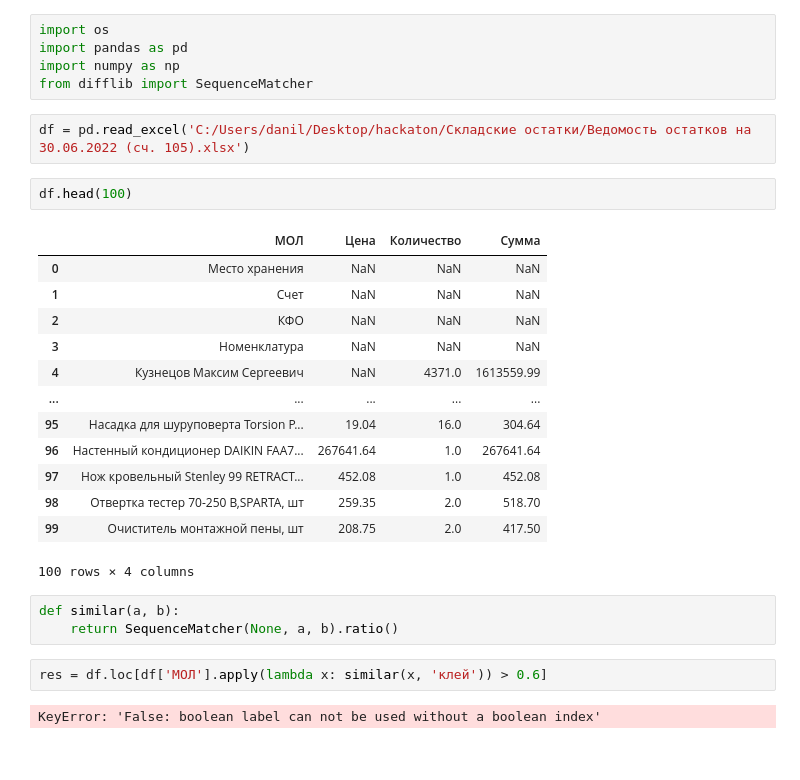
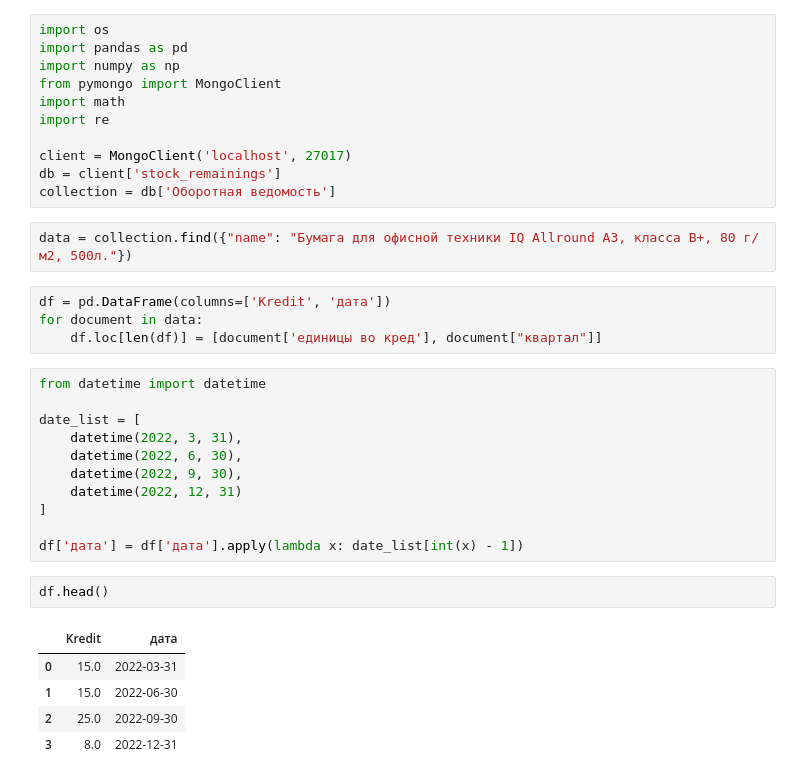
Before and after one commit to Dema-koder/Service-for-forecasting-and-formation-of-purchases, a Jupyter notebook: hackaton.ipynb, the cells around one changed output. Cells and saved outputs as stored; diff of their text form.

```diff
--- a/hackaton.ipynb
+++ b/hackaton.ipynb
@@ -2,29 +2,35 @@
 import os
 import pandas as pd
 import numpy as np
-from difflib import SequenceMatcher
+from pymongo import MongoClient
+import math
+import re
+
+client = MongoClient('localhost', 27017)
+db = client['stock_remainings']
+collection = db['Оборотная ведомость']
-# %%
-df = pd.read_excel('C:/Users/danil/Desktop/hackaton/Складские остатки/Ведомость остатков на 30.06.2022 (сч. 105).xlsx')
+# %%
+data = collection.find({"name": "Бумага для офисной техники IQ Allround А3, класса В+, 80 г/м2, 500л."})
+# %%
+df = pd.DataFrame(columns=['Kredit', 'дата'])
+for document in data:
+    df.loc[len(df)] = [document['единицы во кред'], document["квартал"]]
+# %%
+from datetime import datetime
+
+date_list = [
+    datetime(2022, 3, 31),
+    datetime(2022, 6, 30),
+    datetime(2022, 9, 30),
+    datetime(2022, 12, 31)
+]
+
+df['дата'] = df['дата'].apply(lambda x: date_list[int(x) - 1])
 # %%
-df.head(100)
+df.head()
 # %% [output]
-|  | МОЛ | Цена | Количество | Сумма |
-| 0 | Место хранения | NaN | NaN | NaN |
-| 1 | Счет | NaN | NaN | NaN |
-| 2 | КФО | NaN | NaN | NaN |
-| 3 | Номенклатура | NaN | NaN | NaN |
-| 4 | Кузнецов Максим Сергеевич | NaN | 4371.0 | 1613559.99 |
-| ... | ... | ... | ... | ... |
-| 95 | Насадка для шуруповерта Torsion P... | 19.04 | 16.0 | 304.64 |
-| 96 | Настенный кондиционер DAIKIN FAA7... | 267641.64 | 1.0 | 267641.64 |
-| 97 | Нож кровельный Stenley 99 RETRACT... | 452.08 | 1.0 | 452.08 |
-| 98 | Отвертка тестер 70-250 В,SPARTA, шт | 259.35 | 2.0 | 518.70 |
-| 99 | Очиститель монтажной пены, шт | 208.75 | 2.0 | 417.50 |
+|  | Kredit | дата |
+| 0 | 15.0 | 2022-03-31 |
+| 1 | 15.0 | 2022-06-30 |
+| 2 | 25.0 | 2022-09-30 |
+| 3 | 8.0 | 2022-12-31 |
-100 rows × 4 columns
-# %%
-def similar(a, b):
-    return SequenceMatcher(None, a, b).ratio()
-# %%
-res = df.loc[df['МОЛ'].apply(lambda x: similar(x, 'клей')) > 0.6]
-# %% [output]
-KeyError: 'False: boolean label can not be used without a boolean index'
```
Also changed, not shown: parts of 17 cells of this notebook, 16 other files.
